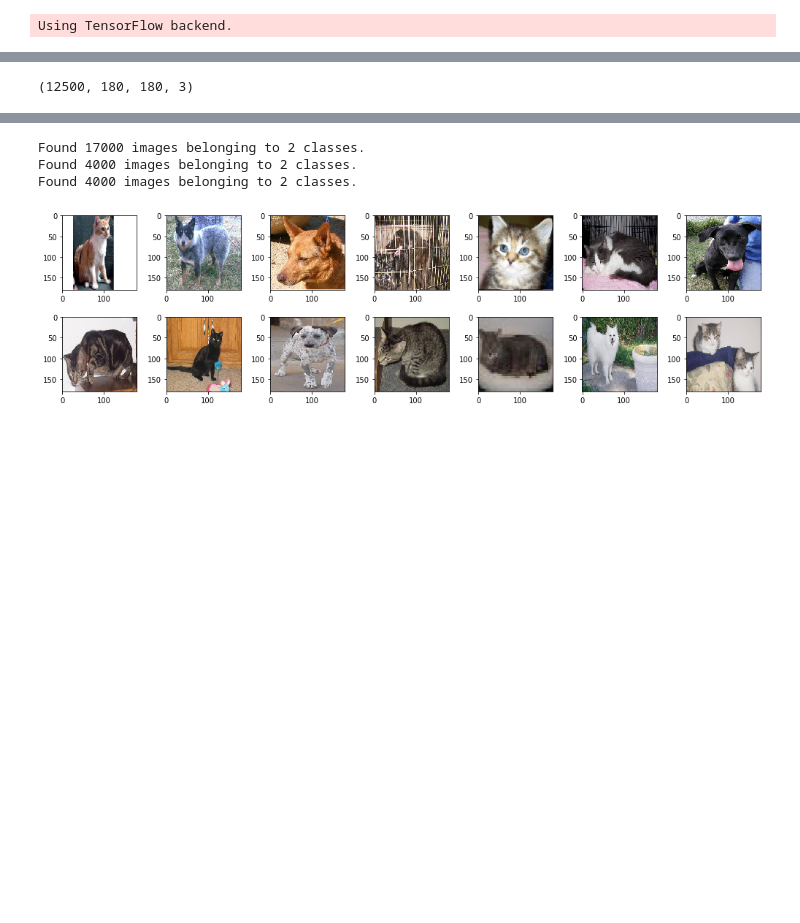
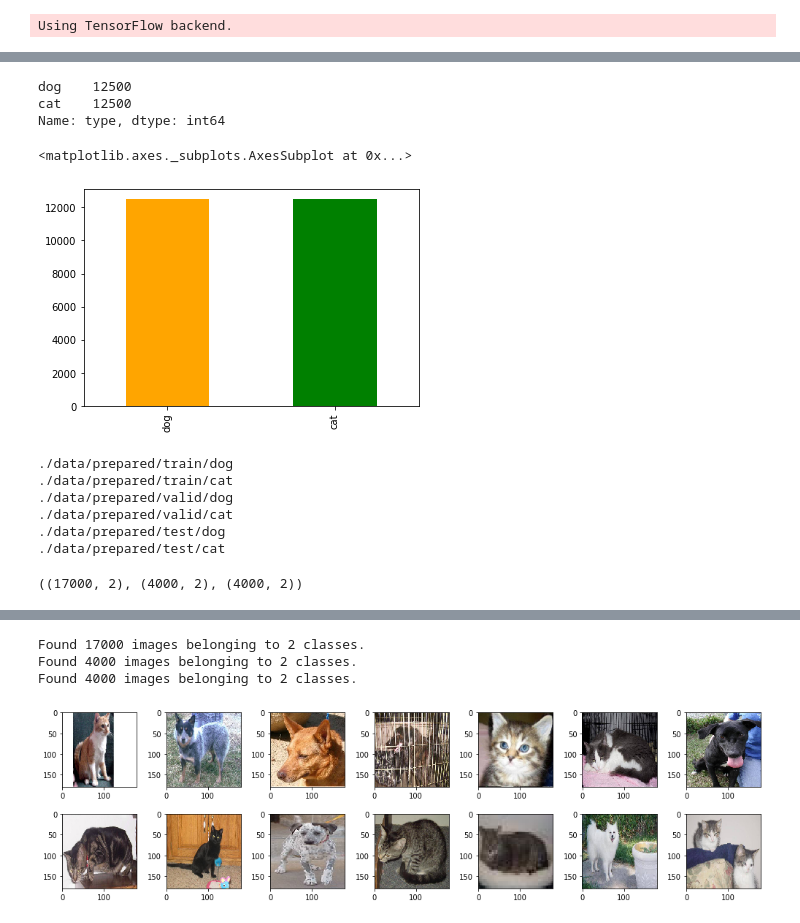
Before and after one commit to lightsuner/bsuir_ml_2, a Jupyter notebook: lab_5/src/lab_5.ipynb, the cells around one changed output, grey strips where cells are left out. Saved outputs shown, nothing was run; the diff lists cells and outputs as text; code cells hidden in the pictures; blank space fills up the shorter version.

```diff
--- a/lab_5/src/lab_5.ipynb
+++ b/lab_5/src/lab_5.ipynb
@@ -17,3 +20,13 @@ from tqdm import tqdm, trange, tqdm_notebook
 tf.compat.v1.logging.set_verbosity(tf.compat.v1.logging.ERROR)
 # %% [output]
 Using TensorFlow backend.
+# %%
+train_path = './data/train'
+prepared_path = './data/prepared'
+# %%
+zip_files = ['train', 'test']
+
+for file in zip_files:
+    with zipfile.ZipFile(f"./{file}.zip","r") as z:
+        z.extractall(f"./data/")
+        print(f"{file} unzipped")
@@ -19,0 +42,16 @@ Using TensorFlow backend.
+# %%
+files = os.listdir(train_path)
+type = []
+
+for file in files:
+    if file.split('.')[0].lower() == 'dog':
+        type.append('dog')
+    else:
+        type.append('cat')
+
+original_df = pd.DataFrame({
+    'file': files,
+    'type': type
+})
+
+original_df.head()
@@ -19,0 +65,27 @@ Using TensorFlow backend.
+# %%
+original_df['type'].value_counts()
+# %% [output]
+dog    12500
+cat    12500
+Name: type, dtype: int64
+# %%
+original_df['type'].value_counts().plot.bar(color=['Orange', 'Green'])
+# %% [output]
+<matplotlib.axes._subplots.AxesSubplot at 0x...>
+[figure, added]
+# %%
+types = original_df['type'].unique().tolist()
+split_to = ['train', 'valid', 'test']
+for split in split_to:
+    for type in types:
+        dir = f'{prepared_path}/{split}/{type}'
+        print(dir)
+        rmtree(dir, ignore_errors=True)
+        os.makedirs(dir, exist_ok=True)
+# %% [output]
+./data/prepared/train/dog
+./data/prepared/train/cat
+./data/prepared/valid/dog
+./data/prepared/valid/cat
+./data/prepared/test/dog
+./data/prepared/test/cat
@@ -19,0 +95,4 @@ Using TensorFlow backend.
+# %%
+train_df.shape, valid_df.shape, test_df.shape
+# %% [output]
+((17000, 2), (4000, 2), (4000, 2))
@@ -57,13 +133,14 @@ CHANNELS = 3
 test_data_path = './data/test'
 test_files = os.listdir(test_data_path)
 test_data = []
+file_ids = []
 for test_file in test_files:
+    file_ids.append(os.path.splitext(test_file)[0])
     full_path = f'{test_data_path}/{test_file}'
     img_data = img_to_array(load_img(full_path, target_size=IMG_SIZE))
+    img_data = img_data.reshape(WIDTH *  HEIGHT * CHANNELS)
     test_data.append(img_data)
 
-test_data = np.array(test_data) / 255
-#test_data = test_data[: 1000]
-test_data.shape
+    #test_data.append(img_data / 255)
+
+#test_data = np.array(test_data) / 255
-# %% [output]
-(12500, 180, 180, 3)
```
Also changed, not shown: parts of 26 cells of this notebook, 5 other files.
